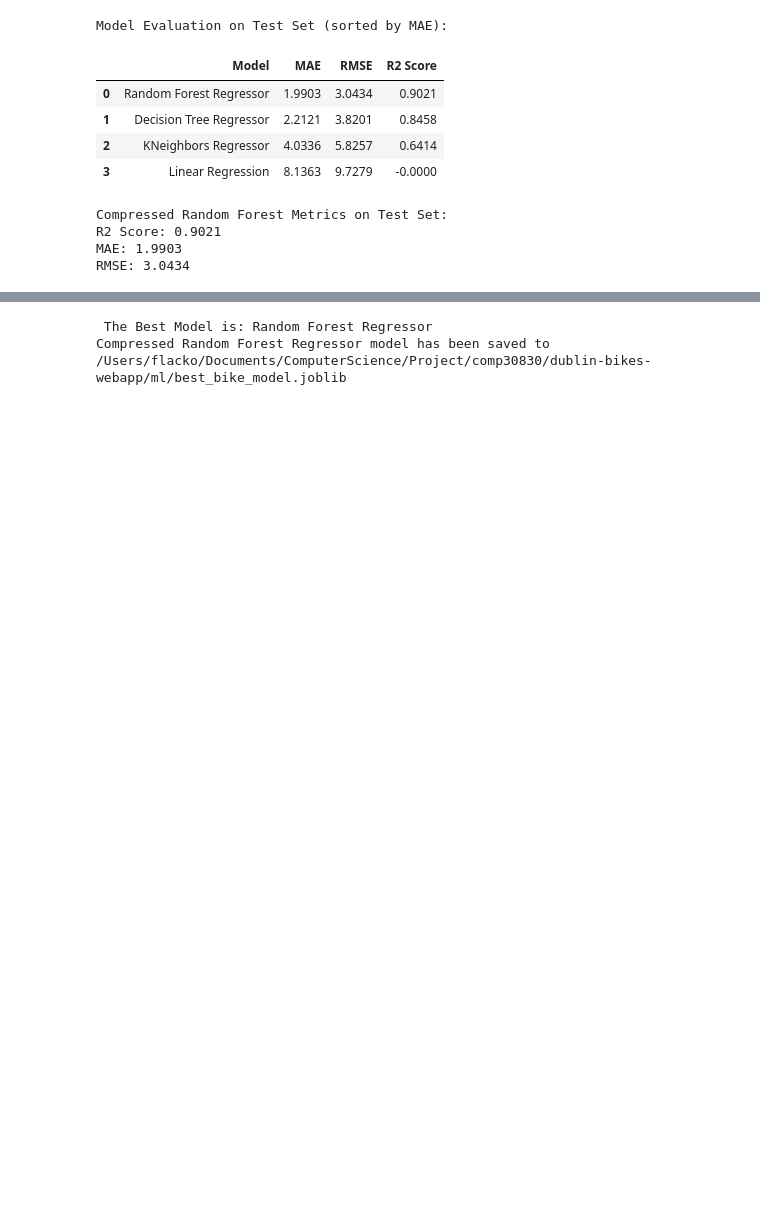
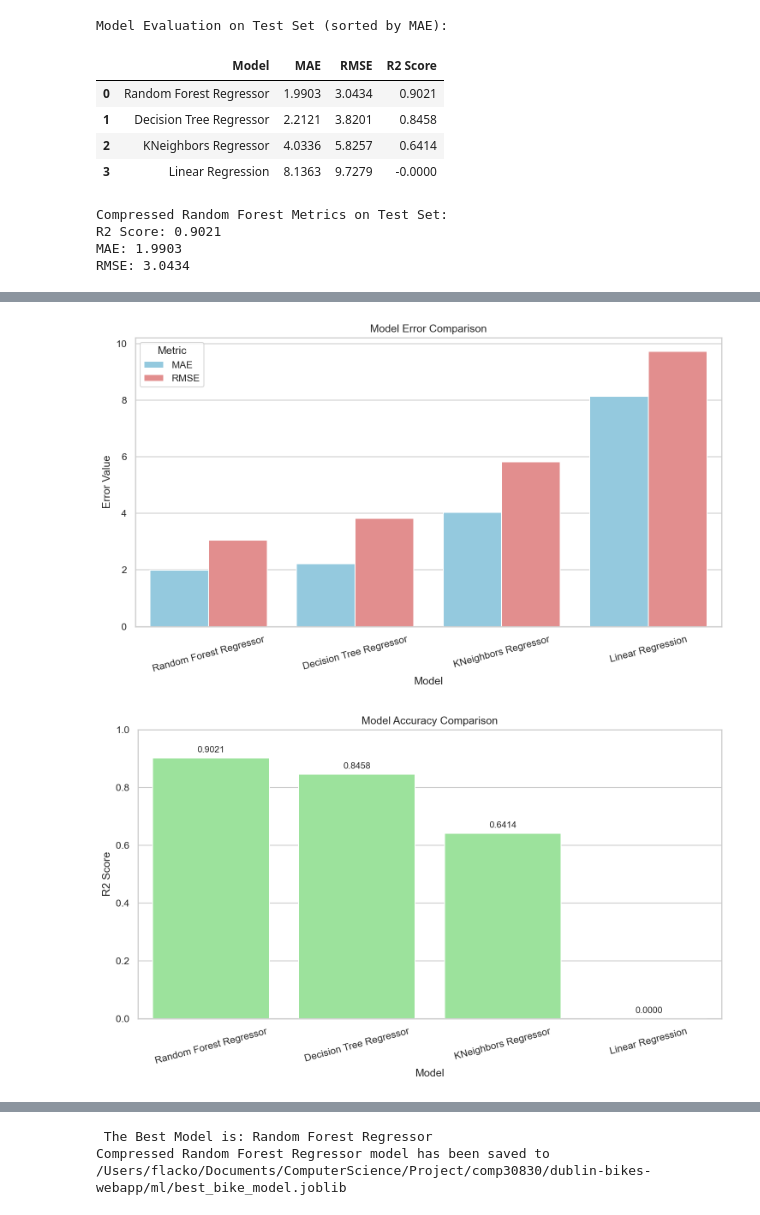
Before and after one commit to Derek376/dublin-bikes-webapp, a Jupyter notebook: ml/model_training.ipynb, the cells around one changed output, grey strips where cells are left out. Drawn from its saved outputs; the diff is of its cells as text; code cells hidden in the pictures; blank space fills up the shorter version.

Commit message:
update model_training.ipynb with more pictures and details

```diff
--- a/ml/model_training.ipynb
+++ b/ml/model_training.ipynb
@@ -135,0 +158,70 @@ RMSE: 3.0434
+# %%
+import matplotlib.pyplot as plt
+import seaborn as sns
+
+# Global style
+sns.set_theme(style="whitegrid")
+
+# Prepare long-form data for grouped bar chart (MAE vs RMSE)
+error_df = results_df[["Model", "MAE", "RMSE"]].melt(
+    id_vars="Model",
+    value_vars=["MAE", "RMSE"],
+    var_name="Metric",
+    value_name="Value",
+)
+
+# Clip R2 to [0, 1] for display
+r2_df = results_df[["Model", "R2 Score"]].copy()
+r2_df["R2 Display"] = r2_df["R2 Score"].clip(lower=0, upper=1)
+
+# Figure 1: MAE vs RMSE grouped bar chart
+fig1, ax1 = plt.subplots(figsize=(10, 6), dpi=150)
+sns.barplot(
+    data=error_df,
+    x="Model",
+    y="Value",
+    hue="Metric",
+    hue_order=["MAE", "RMSE"],
+    palette={"MAE": "skyblue", "RMSE": "lightcoral"},
+    ax=ax1,
+)
+ax1.set_title("Model Error Comparison")
+ax1.set_xlabel("Model")
+ax1.set_ylabel("Error Value")
+ax1.tick_params(axis="x", rotation=15)
+fig1.tight_layout()
+plt.show()
+
+# Figure 2: R2 Score bar chart
+fig2, ax2 = plt.subplots(figsize=(10, 6), dpi=150)
+sns.barplot(
+    data=r2_df,
+    x="Model",
+    y="R2 Display",
+    color="lightgreen",
+    ax=ax2,
+)
+ax2.set_title("Model Accuracy Comparison")
+ax2.set_xlabel("Model")
+ax2.set_ylabel("R2 Score")
+ax2.set_ylim(0, 1)
+ax2.tick_params(axis="x", rotation=15)
+
+# Annotate R2 values on top of bars (4 decimals)
+for p in ax2.patches:
+    height = p.get_height()
+    ax2.annotate(
+        f"{height:.4f}",
+        (p.get_x() + p.get_width() / 2, height),
+        ha="center",
+        va="bottom",
+        fontsize=10,
+        xytext=(0, 4),
+        textcoords="offset points",
+    )
+
+fig2.tight_layout()
+plt.show()
+# %% [output]
+[figure, added]
+[figure, added]
```
Also changed, not shown: parts of 7 cells of this notebook.
